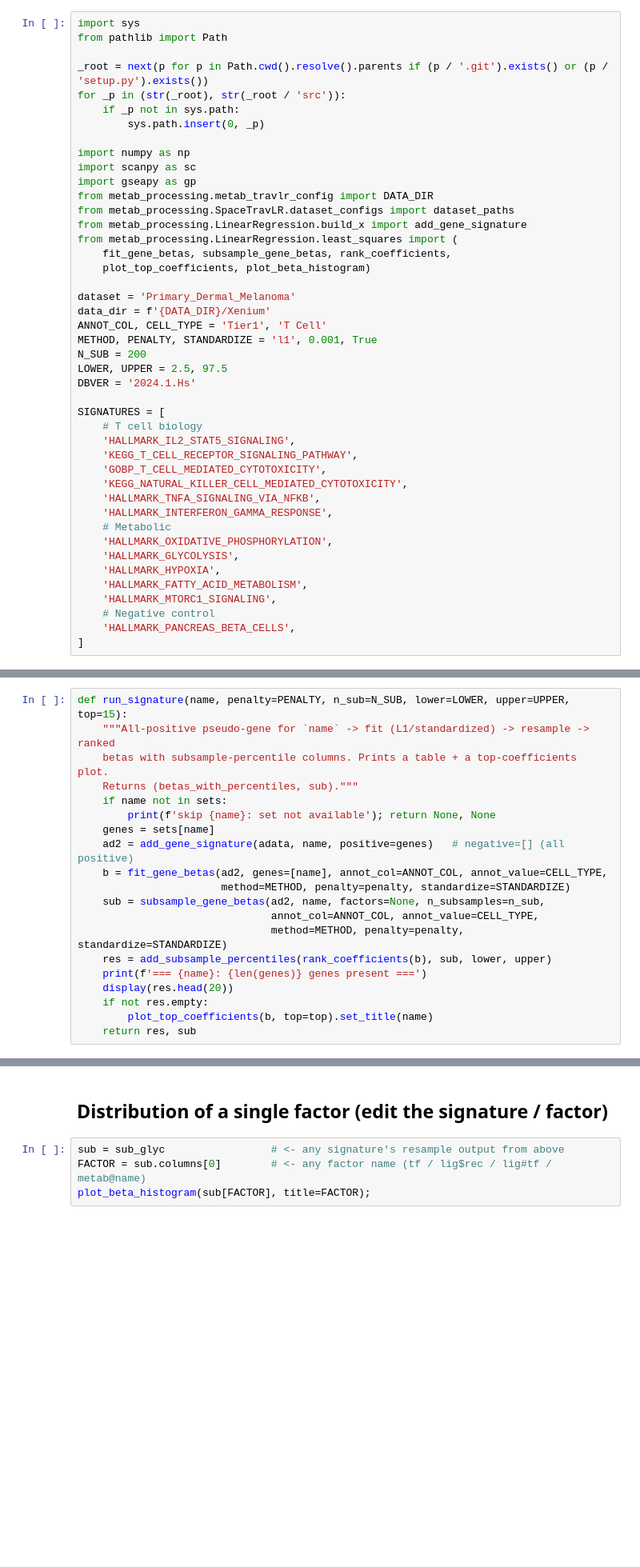
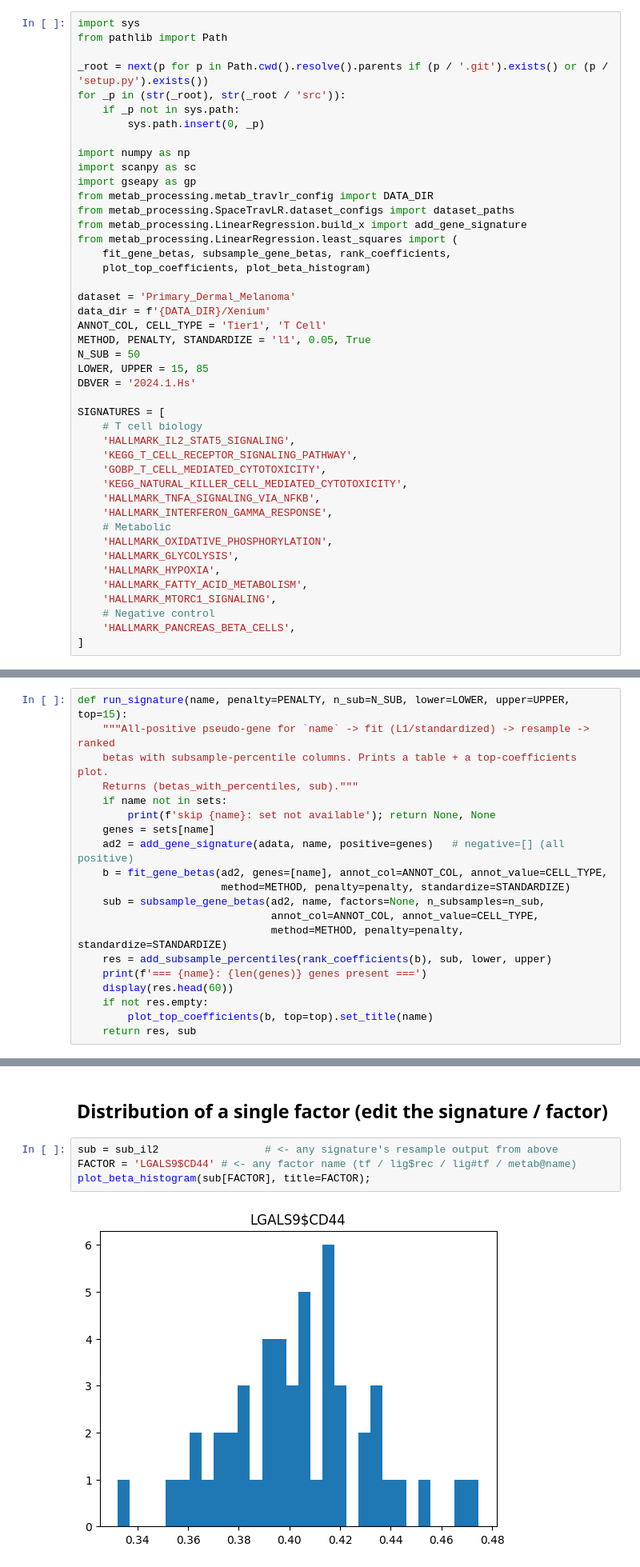
Before and after one commit to fosterea/MetabTravLR, a Jupyter notebook: metab_processing/LinearRegression/signature_analysis.ipynb, the cells around one changed output, grey strips where cells are left out. Shown at 80% size. Cells and saved outputs as stored; diff of their text form; blank space fills up the shorter version.

Commit message:
run signature analysis

```diff
--- a/metab_processing/LinearRegression/signature_analysis.ipynb
+++ b/metab_processing/LinearRegression/signature_analysis.ipynb
@@ -20,9 +20,9 @@ from metab_processing.LinearRegression.least_squares import (
 dataset = 'Primary_Dermal_Melanoma'
 data_dir = f'{DATA_DIR}/Xenium'
 ANNOT_COL, CELL_TYPE = 'Tier1', 'T Cell'
-METHOD, PENALTY, STANDARDIZE = 'l1', 0.001, True
-N_SUB = 200
-LOWER, UPPER = 2.5, 97.5
+METHOD, PENALTY, STANDARDIZE = 'l1', 0.05, True
+N_SUB = 50
+LOWER, UPPER = 15, 85
 DBVER = '2024.1.Hs'
 
 SIGNATURES = [
@@ -96,7 +111,7 @@ def run_signature(name, penalty=PENALTY, n_sub=N_SUB, lower=LOWER, upper=UPPER,
                                method=METHOD, penalty=penalty, standardize=STANDARDIZE)
     res = add_subsample_percentiles(rank_coefficients(b), sub, lower, upper)
     print(f'=== {name}: {len(genes)} genes present ===')
-    display(res.head(20))
+    display(res.head(60))
     if not res.empty:
         plot_top_coefficients(b, top=top).set_title(name)
     return res, sub
@@ -133,6 +388,8 @@ res_neg, sub_neg = run_signature('HALLMARK_PANCREAS_BETA_CELLS')
 # %% [markdown]
 ## Distribution of a single factor (edit the signature / factor)
 # %%
-sub = sub_glyc                 # <- any signature's resample output from above
-FACTOR = sub.columns[0]        # <- any factor name (tf / lig$rec / lig#tf / metab@name)
+sub = sub_il2                 # <- any signature's resample output from above
+FACTOR = 'LGALS9$CD44' # <- any factor name (tf / lig$rec / lig#tf / metab@name)
 plot_beta_histogram(sub[FACTOR], title=FACTOR);
+# %% [output]
+[figure, added]
```
Also changed, not shown: parts of 16 cells of this notebook.
